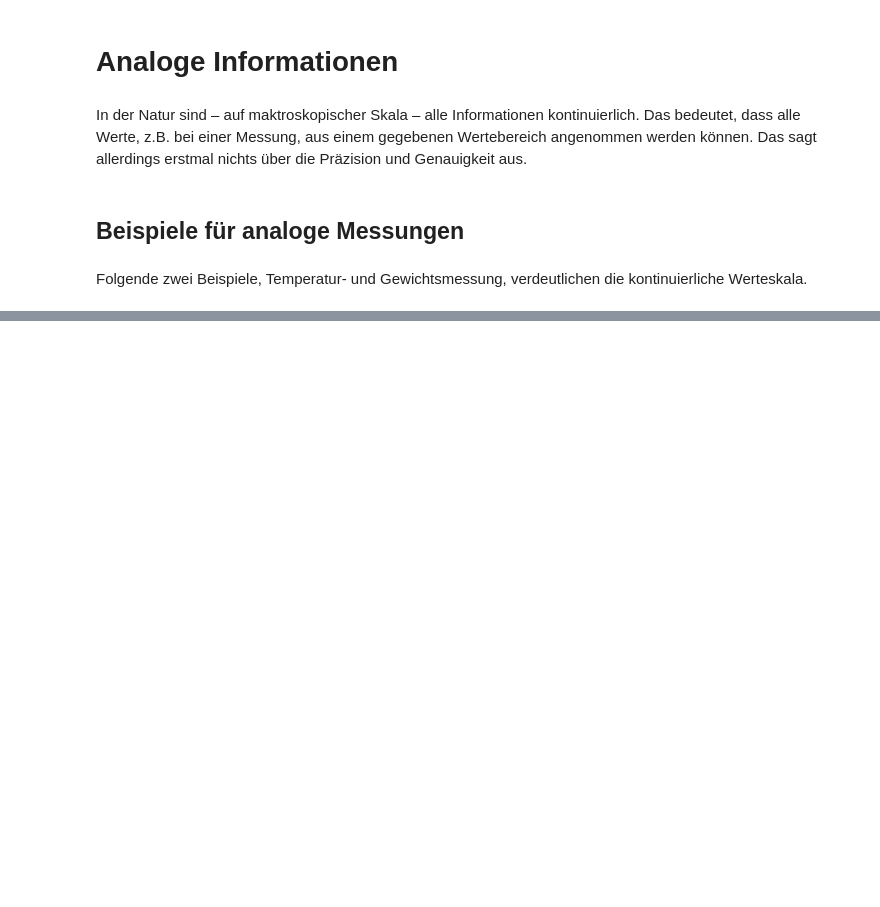
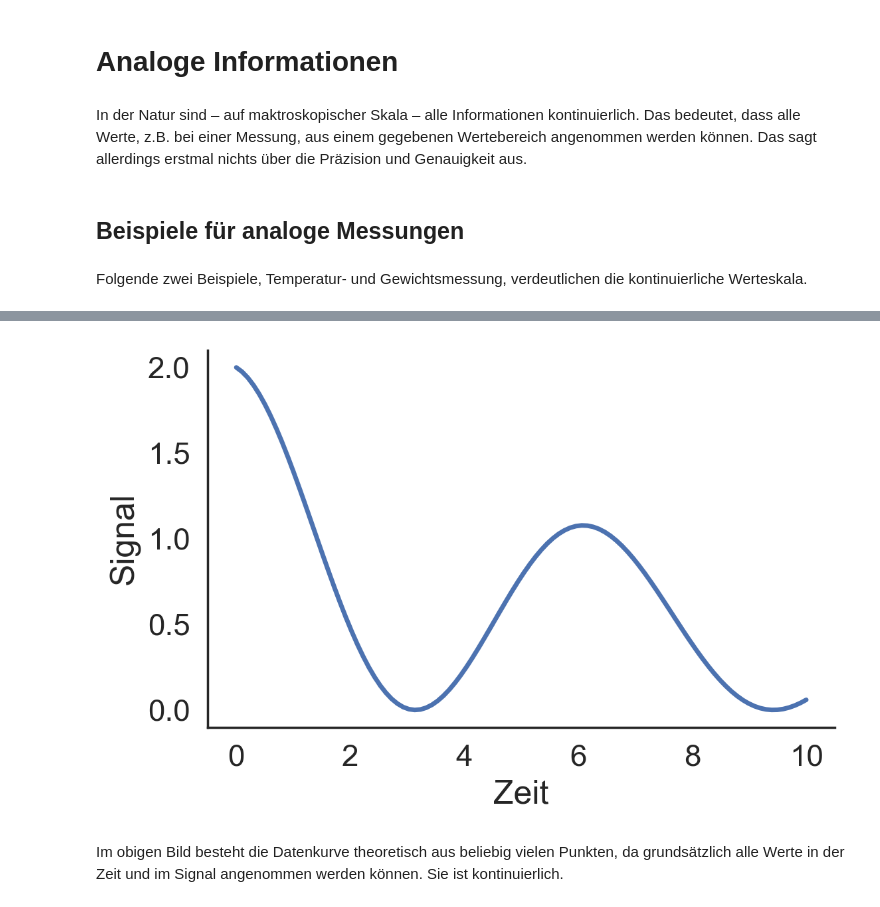
Before and after one commit to lu-kas/Vorlesung_Ingenieurinformatik, a Jupyter notebook: Content/Script/01_computer/011_analoge_informationen.ipynb, the cells around one changed output, grey strips where cells are left out. Drawn from its saved outputs; the diff is of its cells as text; code cells hidden in the pictures; blank space fills up the shorter version.

Commit message:
weiter analoges signal

```diff
--- a/Content/Script/01_computer/011_analoge_informationen.ipynb
+++ b/Content/Script/01_computer/011_analoge_informationen.ipynb
@@ -34,0 +30,25 @@ Beispiel: Analoges Signal
+# %%
+import matplotlib as mpl
+mpl.rcParams['figure.dpi']= 200
+
+#import matplotlib.pytplot as plt
+
+import numpy as np
+import seaborn as sns
+#sns.set(style="whitegrid")
+sns.set_style('white')
+sns.set_context("notebook", font_scale=1.5, rc={"lines.linewidth": 2.5})
+
+t = np.linspace(0, 10, 100)
+f = (np.cos(t) + 1) * np.exp(-t/10)
+
+ax = sns.lineplot(t, f)
+ax.set(xlabel="Zeit", ylabel="Signal")
+sns.despine()
+
+ax.get_figure().tight_layout()
+ax.get_figure().savefig('./bilder/signal_analog.png')
+# %% [output]
+[figure, added]
+# %% [markdown]
+Im obigen Bild besteht die Datenkurve theoretisch aus beliebig vielen Punkten, da grundsätzlich alle Werte in der Zeit und im Signal angenommen werden können. Sie ist kontinuierlich.
```
Also changed, not shown: parts of 17 cells of this notebook, 1 other file.
